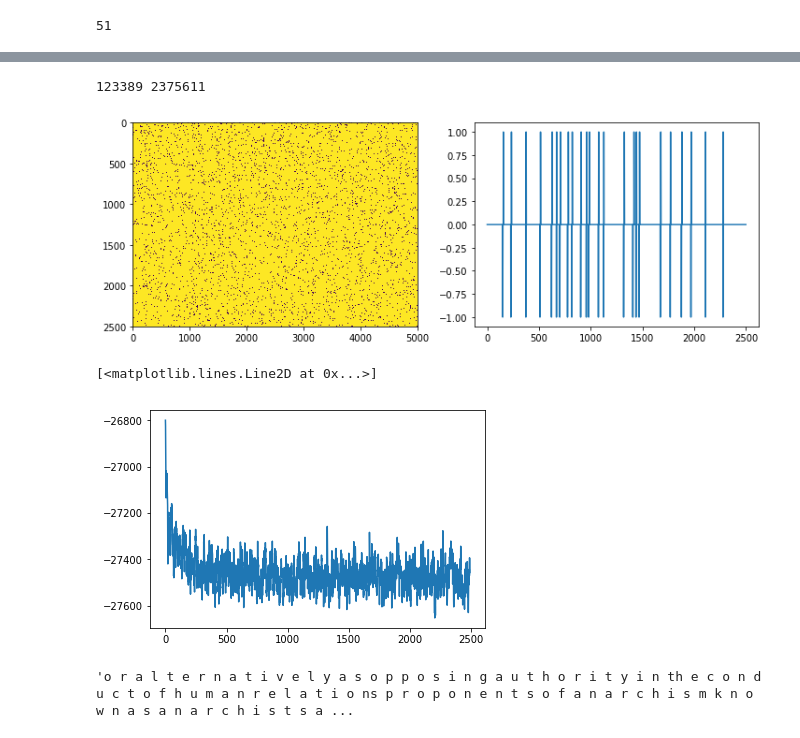
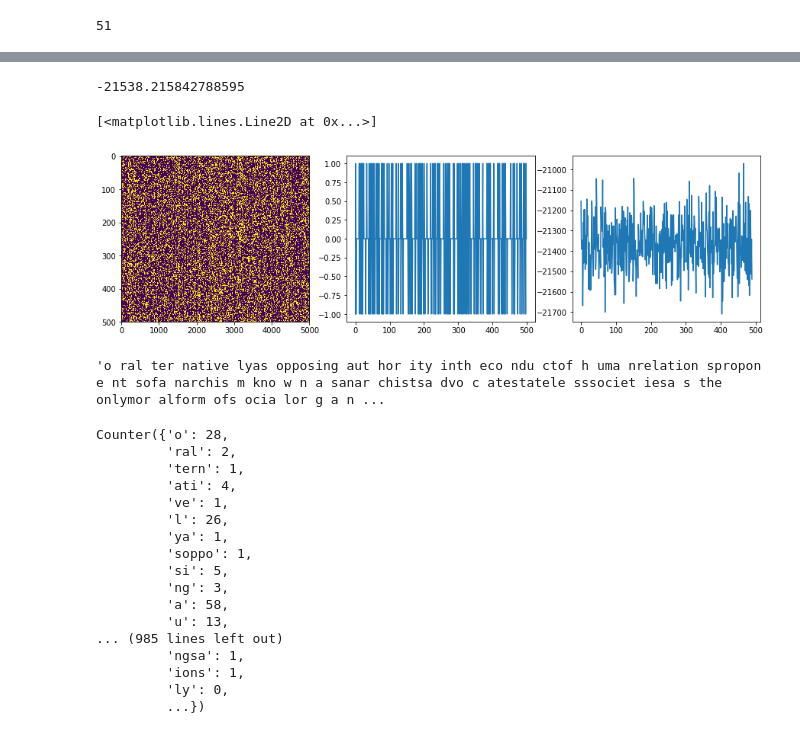
Before and after one commit to darthdeus/npfl097, a Jupyter notebook: Chinese Segmentation assignment.ipynb, the cells around one changed output, grey strips where cells are left out. Drawn from its saved outputs; the diff is of its cells as text; code cells hidden in the pictures.

```diff
--- a/Chinese Segmentation assignment.ipynb
+++ b/Chinese Segmentation assignment.ipynb
@@ -42,7 +42,7 @@ len(set(data))
 51
 # %%
 alpha = 1000
-p_c = 0.3
+p_c = 0.5
 
 s = np.random.randint(0, 2, size=N - 2)
 
@@ -62,6 +62,9 @@ def P0(w):
 def PW(w, a=0, b=0):
     return (alpha * P0(w) + count[w] + a) / (alpha + word_count + b)
 
+def log_P_data(data, s):
+    return sum([np.log(PW(w)) for w in cut_words(data, s)])
+
 p_data = []
 ss = []
 
@@ -69,8 +72,11 @@ ss0 = 0
 ss1 = 0
 inner_i = 0
 
+total_iters = num_iter * (N-2)
+print_every = total_iters // 500
+
 for iter in tqdm_notebook(range(num_iter)):
-    for i in tqdm_notebook(np.random.permutation(N - 2), leave=False):
+    for i in np.random.permutation(N - 2):
         inner_i += 1
 
         prev_left = 0
@@ -90,18 +96,21 @@ for iter in tqdm_notebook(range(num_iter)):
         joined_word = prev_word + next_word
 
         if s[i] == 0:
-            count[joined_word] -= count[joined_word] - 1
+            count[joined_word] = max(0, count[joined_word] - 1)
             word_count -= 1
         else:
-            count[prev_word] -= count[prev_word]
-            count[next_word] -= count[next_word]
+            count[prev_word] = max(0, count[prev_word] - 1)
+            count[next_word] = max(0, count[next_word] - 1)
             word_count -= 2
 
         p0 = PW(joined_word) # (alpha * P0(joined_word) + count[joined_word]) / (alpha + word_count)
 
 #         a = (alpha * P0(prev_word) + count[prev_word]) / (alpha + word_count)
 #         b = (alpha * P0(next_word) + count[next_word]) / (alpha + word_count + 1)
-        p1 = PW(prev_word) * PW(next_word, b=1) # a * b
+#         p1 =  a * b
+        p1 = PW(prev_word) * PW(next_word, b=1)
+
+#         assert np.all(np.fromiter(count.values(), dtype=np.int32) >= 0)
 
         if (random.random() * (p0 + p1)) < p1:
             ss0 += 1
@@ -118,8 +127,10 @@ for iter in tqdm_notebook(range(num_iter)):
             count[next_word] += 1
             word_count += 2
 
-        if inner_i % 1000 == 0:
-            p_data.append(sum([np.log(PW(w)) for w in cut_words(data, s)]))
+        if inner_i % print_every == 0:
+            p_data.append(log_P_data(data, s))
             ss.append(s.copy())
+
+print(log_P_data(data, s))
 # %% [output]
 [interactive output not drawn]
@@ -138,22 +138,40 @@ for iter in tqdm_notebook(range(num_iter)):
 # %%
-print(ss0, ss1)
+print(log_P_data(data, s))
 
-plt.figure(figsize=(12, 4))
-plt.subplot(121)
+plt.figure(figsize=(15, 4))
+plt.subplot(131)
 plt.imshow(np.array(ss), aspect="auto")
 
-plt.subplot(122)
+plt.subplot(132)
 plt.plot(np.sum(ss - np.roll(ss, 1), axis=1))
 
-plt.show()
-
+plt.subplot(133)
 plt.plot(p_data[10:])
 # %% [output]
-123389 2375611
+-21538.215842788595
+[<matplotlib.lines.Line2D at 0x...>]
-[figure, old version]
+[figure, new version]
-[<matplotlib.lines.Line2D at 0x...>]
-[figure, removed]
 # %%
-" ".join(cut_words(data, s))
+" ".join(cut_words(data, s))[:2000]
 # %% [output]
-'o r a l t e r n a t i v e l y a s o p p o s i n g a u t h o r i t y i n th e c o n d u c t o f h u m a n r e l a t i o ns p r o p o n e n t s o f a n a r c h i s m k n o w n a s a n a r c h i s t s a ...
+'o ral ter native lyas opposing aut hor ity inth eco ndu ctof h uma nrelation spropon e nt sofa narchis m kno w n a sanar chistsa dvo c atestatele sssociet iesa s the onlymor alform ofs ocia lor g a n ...
+# %%
+count
+# %% [output]
+Counter({'o': 28,
+         'ral': 2,
+         'tern': 1,
+         'ati': 4,
+         've': 1,
+         'l': 26,
+         'ya': 1,
+         'soppo': 1,
+         'si': 5,
+         'ng': 3,
+         'a': 58,
+         'u': 13,
+... (985 lines left out)
+         'ngsa': 1,
+         'ions': 1,
+         'ly': 0,
+         ...})
```
Also changed, not shown: parts of 2 cells of this notebook, 1 other file.
